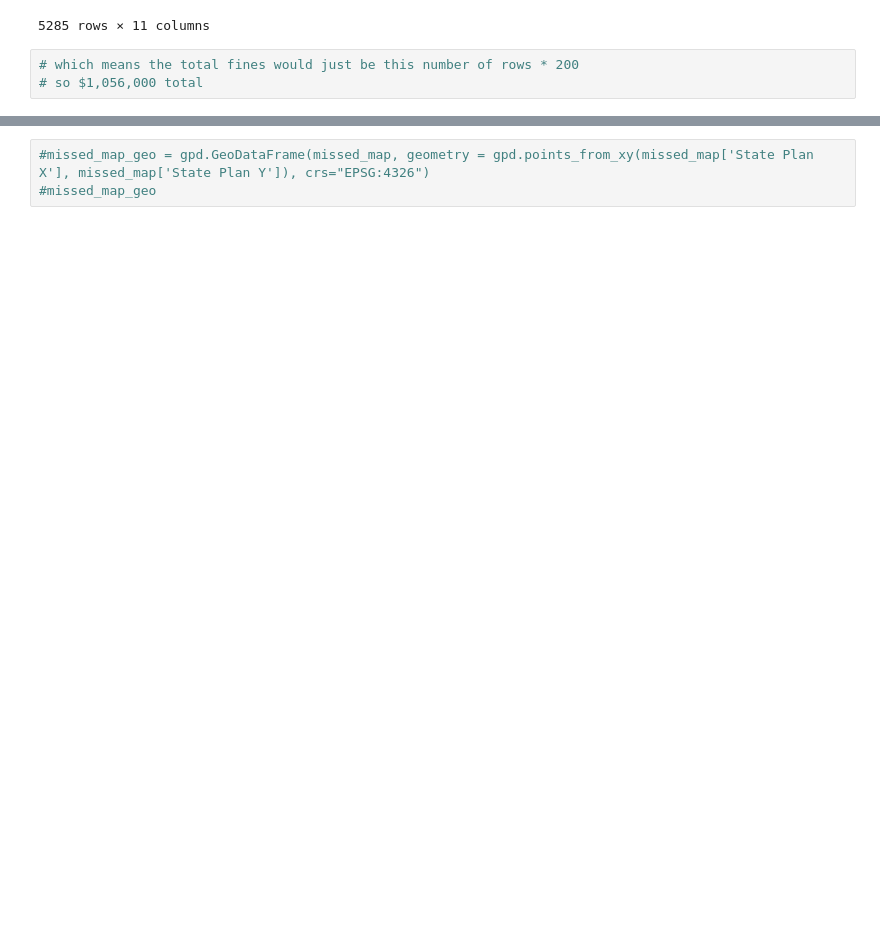
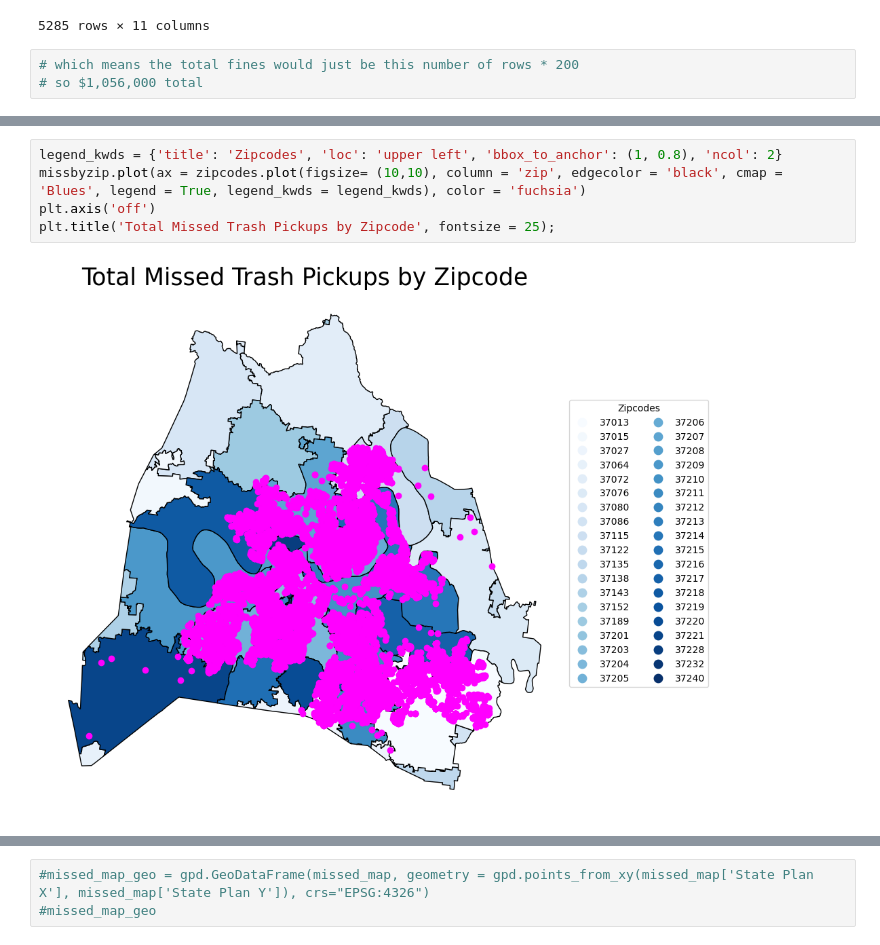
Before and after one commit to NewForce-Cohort-10-Data/trash-haulers-ctrl-alt-elite-company, a Jupyter notebook: notebooks/trash-haulers.ipynb, the cells around one changed output, grey strips where cells are left out. Drawn from its saved outputs; the diff is of its cells as text; blank space fills up the shorter version.

```diff
--- a/notebooks/trash-haulers.ipynb
+++ b/notebooks/trash-haulers.ipynb
@@ -73,0 +253,7 @@ duplicates
+# %%
+legend_kwds = {'title': 'Zipcodes', 'loc': 'upper left', 'bbox_to_anchor': (1, 0.8), 'ncol': 2}
+missbyzip.plot(ax = zipcodes.plot(figsize= (10,10), column = 'zip', edgecolor = 'black', cmap = 'Blues', legend = True, legend_kwds = legend_kwds), color = 'fuchsia')
+plt.axis('off')
+plt.title('Total Missed Trash Pickups by Zipcode', fontsize = 25);
+# %% [output]
+[figure, added]
```
Also changed, not shown: parts of 28 cells of this notebook.
